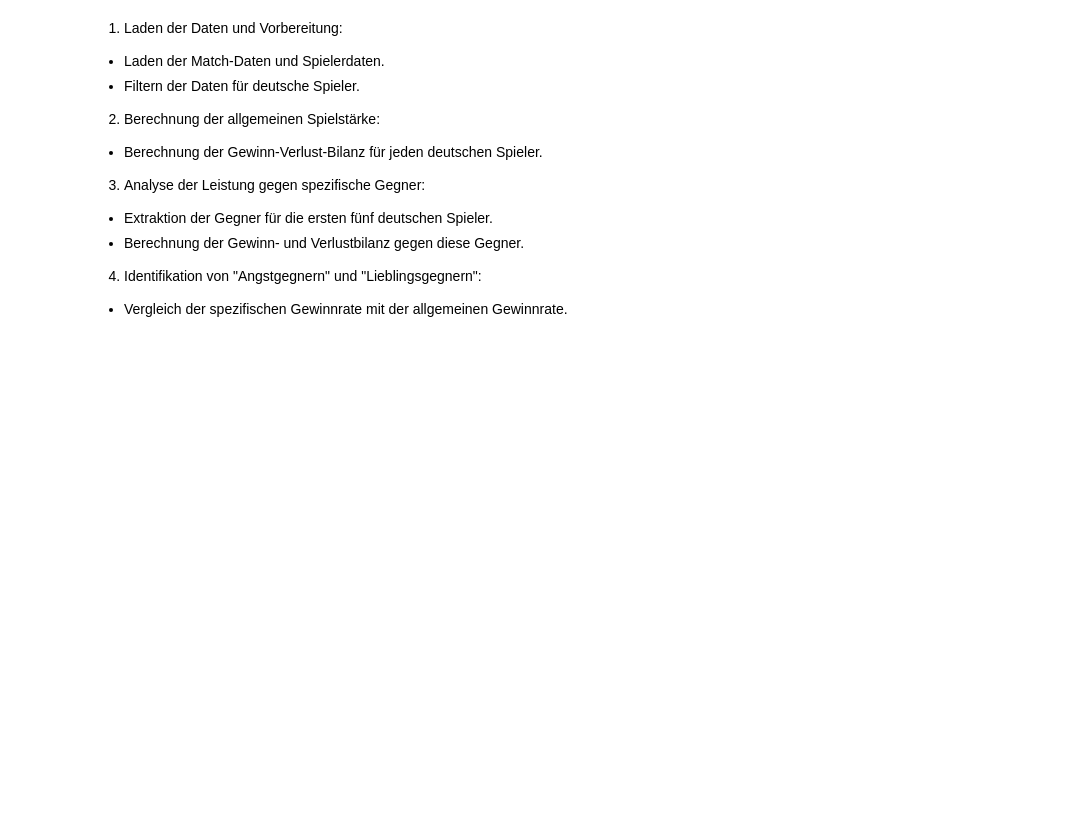
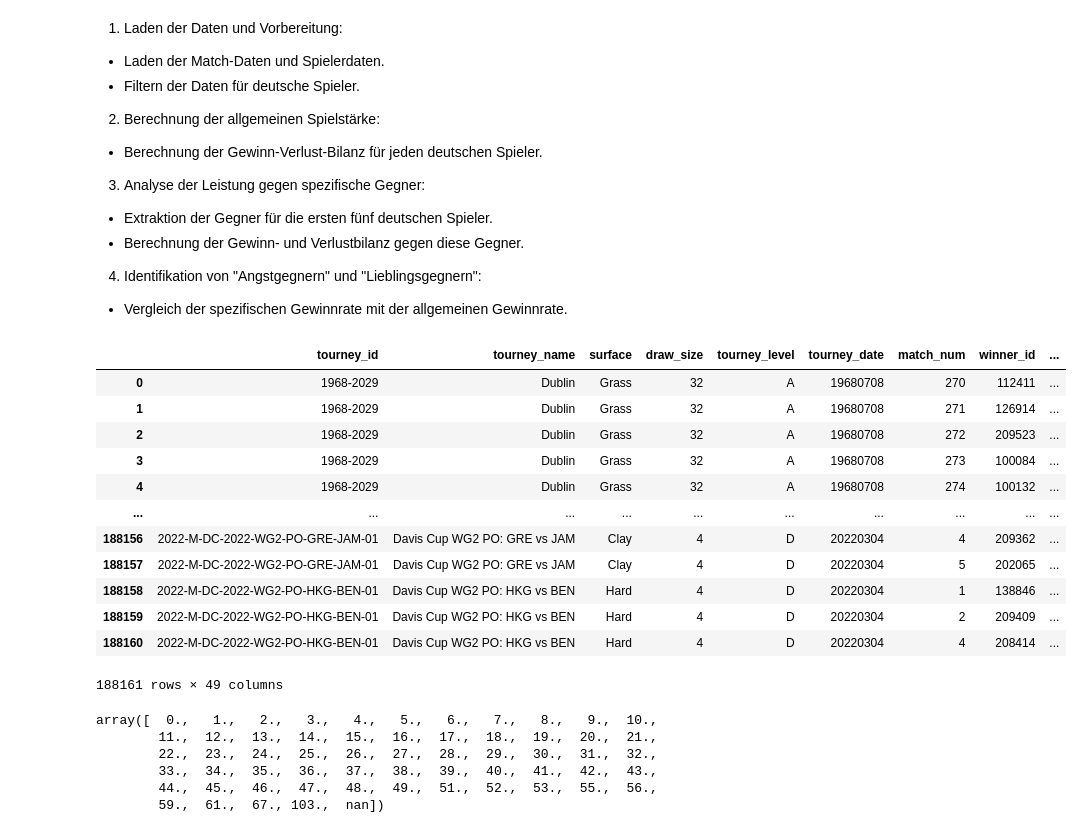
Before and after one commit to Wladi-S/BI1-TennisDataInsights, a Jupyter notebook: notebooks/exploration.ipynb, the cells around one changed output. Drawn from its saved outputs; the diff is of its cells as text; code cells hidden in the pictures; blank space fills up the shorter version.

```diff
--- a/notebooks/exploration.ipynb
+++ b/notebooks/exploration.ipynb
@@ -114,3 +104,28 @@ rankings.sort_values('player')
 - Berechnung der Gewinn- und Verlustbilanz gegen diese Gegner.
 4. Identifikation von "Angstgegnern" und "Lieblingsgegnern":
 - Vergleich der spezifischen Gewinnrate mit der allgemeinen Gewinnrate.
+# %%
+matches
+# %% [output]
+|  | tourney_id | tourney_name | surface | draw_size | tourney_level | tourney_date | match_num | winner_id | ... |
+| 0 | 1968-2029 | Dublin | Grass | 32 | A | 19680708 | 270 | 112411 | ... |
+| 1 | 1968-2029 | Dublin | Grass | 32 | A | 19680708 | 271 | 126914 | ... |
+| 2 | 1968-2029 | Dublin | Grass | 32 | A | 19680708 | 272 | 209523 | ... |
+| 3 | 1968-2029 | Dublin | Grass | 32 | A | 19680708 | 273 | 100084 | ... |
+| 4 | 1968-2029 | Dublin | Grass | 32 | A | 19680708 | 274 | 100132 | ... |
+| ... | ... | ... | ... | ... | ... | ... | ... | ... | ... |
+| 188156 | 2022-M-DC-2022-WG2-PO-GRE-JAM-01 | Davis Cup WG2 PO: GRE vs JAM | Clay | 4 | D | 20220304 | 4 | 209362 | ... |
+| 188157 | 2022-M-DC-2022-WG2-PO-GRE-JAM-01 | Davis Cup WG2 PO: GRE vs JAM | Clay | 4 | D | 20220304 | 5 | 202065 | ... |
+| 188158 | 2022-M-DC-2022-WG2-PO-HKG-BEN-01 | Davis Cup WG2 PO: HKG vs BEN | Hard | 4 | D | 20220304 | 1 | 138846 | ... |
+| 188159 | 2022-M-DC-2022-WG2-PO-HKG-BEN-01 | Davis Cup WG2 PO: HKG vs BEN | Hard | 4 | D | 20220304 | 2 | 209409 | ... |
+| 188160 | 2022-M-DC-2022-WG2-PO-HKG-BEN-01 | Davis Cup WG2 PO: HKG vs BEN | Hard | 4 | D | 20220304 | 4 | 208414 | ... |
+188161 rows × 49 columns
+# %%
+matches['l_ace'].sort_values(ascending=True).unique()
+# %% [output]
+array([  0.,   1.,   2.,   3.,   4.,   5.,   6.,   7.,   8.,   9.,  10.,
+        11.,  12.,  13.,  14.,  15.,  16.,  17.,  18.,  19.,  20.,  21.,
+        22.,  23.,  24.,  25.,  26.,  27.,  28.,  29.,  30.,  31.,  32.,
+        33.,  34.,  35.,  36.,  37.,  38.,  39.,  40.,  41.,  42.,  43.,
+        44.,  45.,  46.,  47.,  48.,  49.,  51.,  52.,  53.,  55.,  56.,
+        59.,  61.,  67., 103.,  nan])
```
Also changed, not shown: parts of 9 cells of this notebook, 3 other files.
